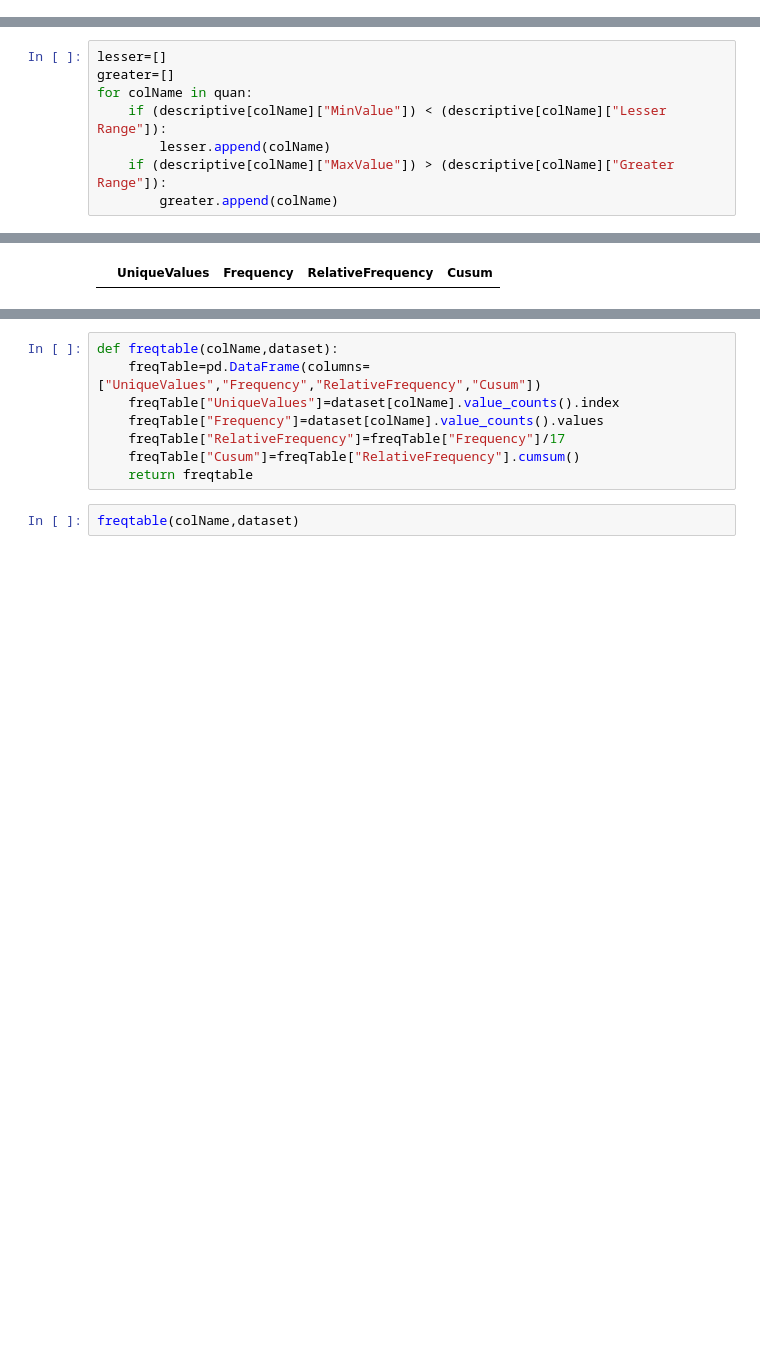
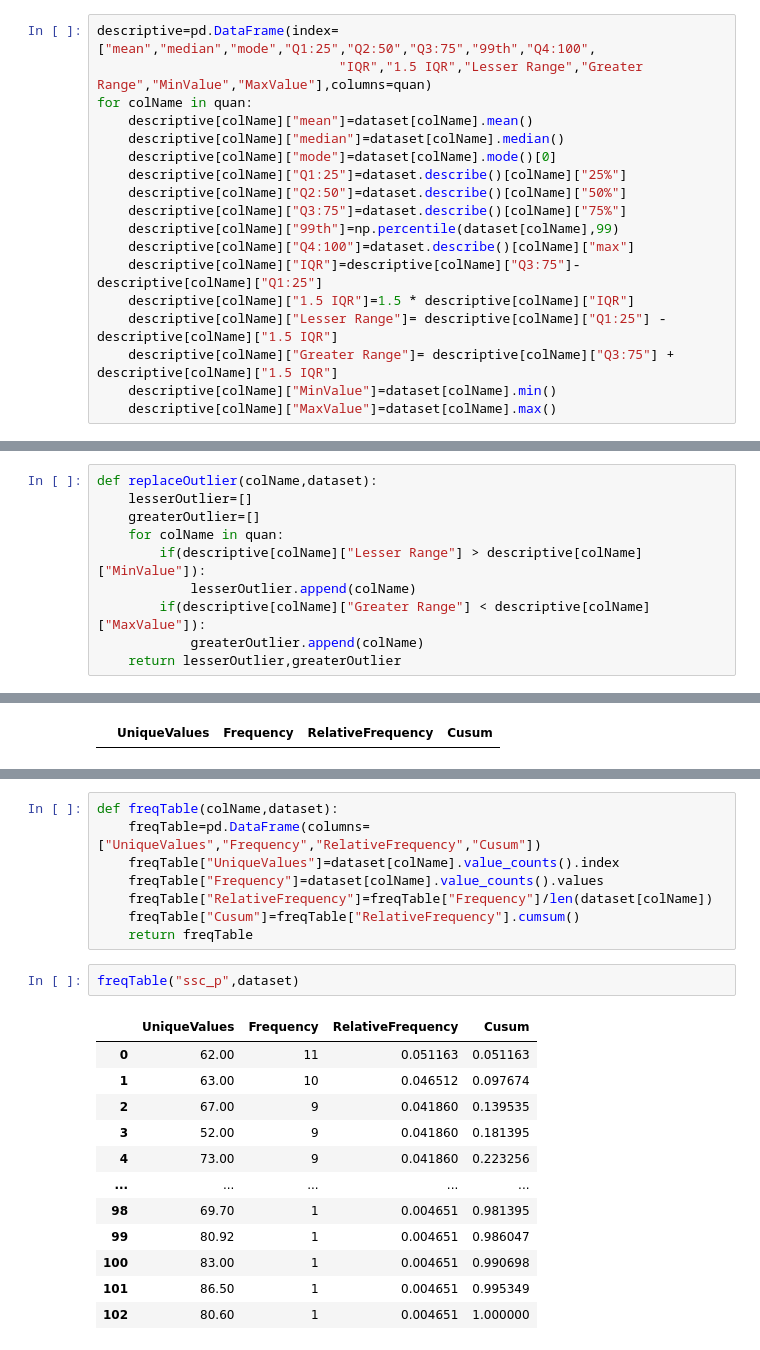
Before and after one commit to ShameemBanuAI/univariate, a Jupyter notebook: Frequency.ipynb, the cells around one changed output, grey strips where cells are left out. Saved outputs shown, nothing was run; the diff lists cells and outputs as text; blank space fills up the shorter version.

```diff
--- a/Frequency.ipynb
+++ b/Frequency.ipynb
@@ -248,0 +227,18 @@ descriptive
+# %%
+descriptive=pd.DataFrame(index=["mean","median","mode","Q1:25","Q2:50","Q3:75","99th","Q4:100",
+                               "IQR","1.5 IQR","Lesser Range","Greater Range","MinValue","MaxValue"],columns=quan)
+for colName in quan:
+    descriptive[colName]["mean"]=dataset[colName].mean()
+    descriptive[colName]["median"]=dataset[colName].median()
+    descriptive[colName]["mode"]=dataset[colName].mode()[0]
+    descriptive[colName]["Q1:25"]=dataset.describe()[colName]["25%"]
+    descriptive[colName]["Q2:50"]=dataset.describe()[colName]["50%"]
+    descriptive[colName]["Q3:75"]=dataset.describe()[colName]["75%"]
+    descriptive[colName]["99th"]=np.percentile(dataset[colName],99)
+    descriptive[colName]["Q4:100"]=dataset.describe()[colName]["max"]
+    descriptive[colName]["IQR"]=descriptive[colName]["Q3:75"]- descriptive[colName]["Q1:25"]
+    descriptive[colName]["1.5 IQR"]=1.5 * descriptive[colName]["IQR"]
+    descriptive[colName]["Lesser Range"]= descriptive[colName]["Q1:25"] - descriptive[colName]["1.5 IQR"]
+    descriptive[colName]["Greater Range"]= descriptive[colName]["Q3:75"] + descriptive[colName]["1.5 IQR"]
+    descriptive[colName]["MinValue"]=dataset[colName].min()
+    descriptive[colName]["MaxValue"]=dataset[colName].max()
@@ -249,9 +263,11 @@ descriptive
 # %%
-lesser=[]
-greater=[]
-for colName in quan:
-    if (descriptive[colName]["MinValue"]) < (descriptive[colName]["Lesser Range"]):
-        lesser.append(colName)
-    if (descriptive[colName]["MaxValue"]) > (descriptive[colName]["Greater Range"]):
-        greater.append(colName)
+def replaceOutlier(colName,dataset):
+    lesserOutlier=[]
+    greaterOutlier=[]
+    for colName in quan:
+        if(descriptive[colName]["Lesser Range"] > descriptive[colName]["MinValue"]):
+            lesserOutlier.append(colName)
+        if(descriptive[colName]["Greater Range"] < descriptive[colName]["MaxValue"]):
+            greaterOutlier.append(colName)
+    return lesserOutlier,greaterOutlier
 # %%
@@ -291,10 +327,23 @@ dataset.columns
 # %%
-def freqtable(colName,dataset):
+def freqTable(colName,dataset):
     freqTable=pd.DataFrame(columns=["UniqueValues","Frequency","RelativeFrequency","Cusum"])
     freqTable["UniqueValues"]=dataset[colName].value_counts().index
     freqTable["Frequency"]=dataset[colName].value_counts().values
-    freqTable["RelativeFrequency"]=freqTable["Frequency"]/17
+    freqTable["RelativeFrequency"]=freqTable["Frequency"]/len(dataset[colName])
     freqTable["Cusum"]=freqTable["RelativeFrequency"].cumsum()
-    return freqtable
+    return freqTable
 # %%
-freqtable(colName,dataset)
+freqTable("ssc_p",dataset)
+# %% [output]
+|  | UniqueValues | Frequency | RelativeFrequency | Cusum |
+| 0 | 62.00 | 11 | 0.051163 | 0.051163 |
+| 1 | 63.00 | 10 | 0.046512 | 0.097674 |
+| 2 | 67.00 | 9 | 0.041860 | 0.139535 |
+| 3 | 52.00 | 9 | 0.041860 | 0.181395 |
+| 4 | 73.00 | 9 | 0.041860 | 0.223256 |
+| ... | ... | ... | ... | ... |
+| 98 | 69.70 | 1 | 0.004651 | 0.981395 |
+| 99 | 80.92 | 1 | 0.004651 | 0.986047 |
+| 100 | 83.00 | 1 | 0.004651 | 0.990698 |
+| 101 | 86.50 | 1 | 0.004651 | 0.995349 |
+| 102 | 80.60 | 1 | 0.004651 | 1.000000 |
```
Also changed, not shown: parts of 34 cells of this notebook.
